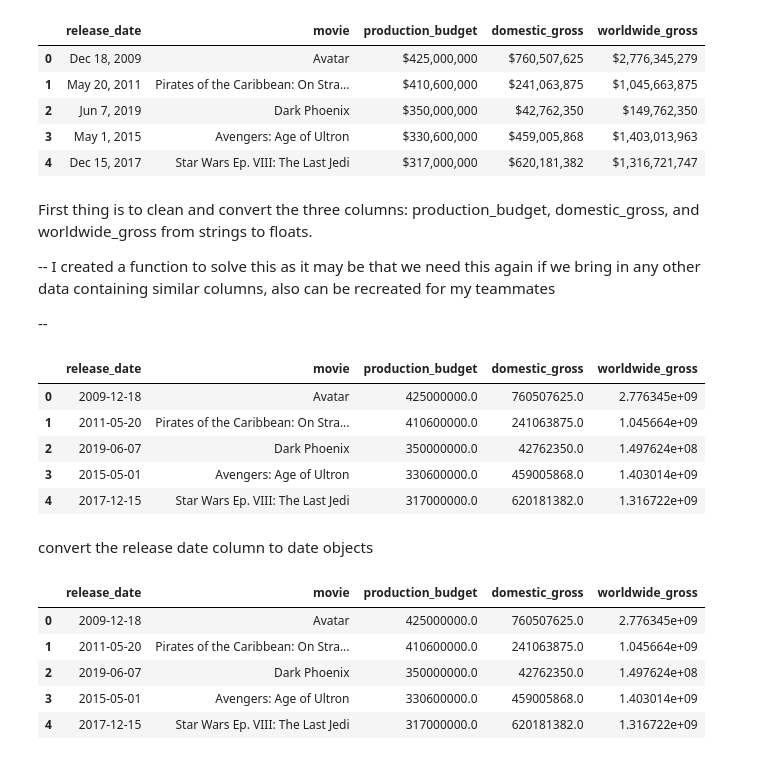
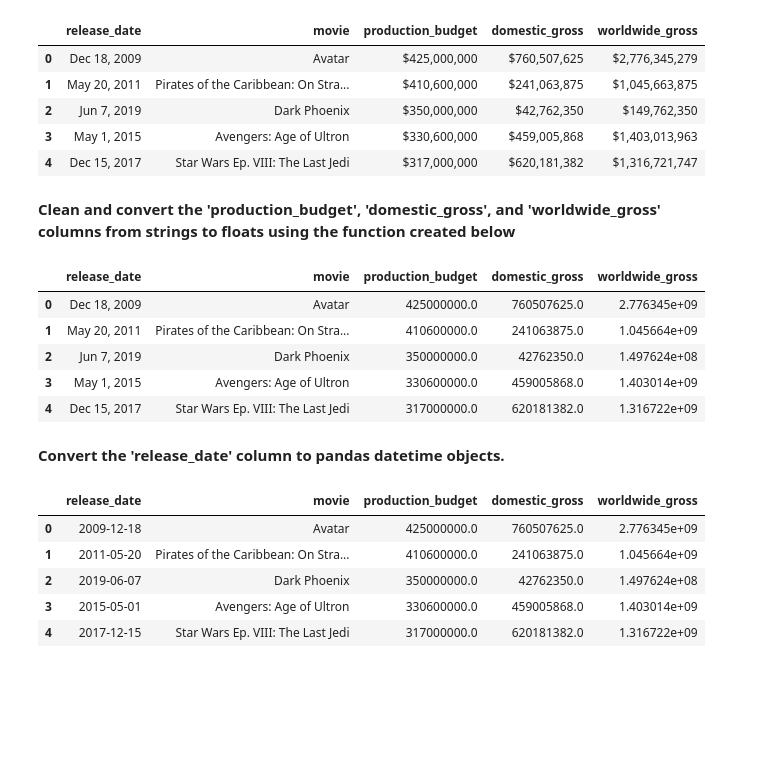
Before and after one commit to tcastanley/Movie_Analysis, a Jupyter notebook: Country_Movie_Inspection.ipynb, the cells around one changed output. Cells and saved outputs as stored; diff of their text form; code cells hidden in the pictures; blank space fills up the shorter version.

```diff
--- a/Country_Movie_Inspection.ipynb
+++ b/Country_Movie_Inspection.ipynb
@@ -233,46 +445,46 @@ df_movie_moneys.head()
 | 2 | Jun 7, 2019 | Dark Phoenix | $350,000,000 | $42,762,350 | $149,762,350 |
 | 3 | May 1, 2015 | Avengers: Age of Ultron | $330,600,000 | $459,005,868 | $1,403,013,963 |
 | 4 | Dec 15, 2017 | Star Wars Ep. VIII: The Last Jedi | $317,000,000 | $620,181,382 | $1,316,721,747 |
-# %% [markdown]
-   First thing is to clean and convert the three columns: production_budget, domestic_gross, and worldwide_gross from strings to floats.
-
--- I created a function to solve this as it may be that we need this again if we bring in any other data containing similar columns, also can be recreated for my teammates
-
---
+# %% [markdown]
+**Clean and convert the 'production_budget', 'domestic_gross', and 'worldwide_gross' columns from strings to floats using the function created below**
 # %%
 def string_to_float_converter(value, to_replace=None, new_value='', new_dtype=float):
 
     '''This function cleans and converts any column of strings with UP TO 3
     variables at a time. This function is designed to be mapped along columns
     in a Pandas DataFrame and takes in a (value) and the desired string characters
-    to be replacesd (to_replace). By default the new_value is set as a blank '',
-    though it can be altered if needed. Additionally, the default (new_dtype)
-    is set as a 'float' but othertypes may be chosen as well.'''
+    to be replacesd (to_replace). By default, new_value is '' and new_dtype
+    is 'float', though they may be changed.
 
+    Returns:
+    A cleaned and converted value.
+
+    Example:
+    df['col'].map(lambda x: string_to_float_converter(x, ['$',',','&']))'''
 
     if type(to_replace) == list:
         n = len(to_replace)
         if n == 2:
             return new_dtype(value.replace(to_replace[0], new_value).replace(to_replace[1], new_value))
         if n == 3:
             return new_dtype(value.replace(to_replace[0], new_value).replace(to_replace[1], new_value).replace(to_replace[2]))
     else:
         return new_dtype(value.replace(to_replace, new_value))
 
 df_movie_moneys['worldwide_gross'] = df_movie_moneys['worldwide_gross'].map(lambda x: string_to_float_converter(x, to_replace=['$',',']))
 df_movie_moneys['production_budget'] = df_movie_moneys['production_budget'].map(lambda x: string_to_float_converter(x, to_replace=['$',',']))
 df_movie_moneys['domestic_gross'] = df_movie_moneys['domestic_gross'].map(lambda x: string_to_float_converter(x, to_replace=['$',',']))
 
 df_movie_moneys.head()
 # %% [output]
 |  | release_date | movie | production_budget | domestic_gross | worldwide_gross |
-| 0 | 2009-12-18 | Avatar | 425000000.0 | 760507625.0 | 2.776345e+09 |
-| 1 | 2011-05-20 | Pirates of the Caribbean: On Stra... | 410600000.0 | 241063875.0 | 1.045664e+09 |
-| 2 | 2019-06-07 | Dark Phoenix | 350000000.0 | 42762350.0 | 1.497624e+08 |
-| 3 | 2015-05-01 | Avengers: Age of Ultron | 330600000.0 | 459005868.0 | 1.403014e+09 |
-| 4 | 2017-12-15 | Star Wars Ep. VIII: The Last Jedi | 317000000.0 | 620181382.0 | 1.316722e+09 |
+| 0 | Dec 18, 2009 | Avatar | 425000000.0 | 760507625.0 | 2.776345e+09 |
+| 1 | May 20, 2011 | Pirates of the Caribbean: On Stra... | 410600000.0 | 241063875.0 | 1.045664e+09 |
+| 2 | Jun 7, 2019 | Dark Phoenix | 350000000.0 | 42762350.0 | 1.497624e+08 |
+| 3 | May 1, 2015 | Avengers: Age of Ultron | 330600000.0 | 459005868.0 | 1.403014e+09 |
+| 4 | Dec 15, 2017 | Star Wars Ep. VIII: The Last Jedi | 317000000.0 | 620181382.0 | 1.316722e+09 |
 # %% [markdown]
-convert the release date column to date objects
+**Convert the 'release_date' column to pandas datetime objects.**
 # %%
 df_movie_moneys['release_date'] = pd.to_datetime(df_movie_moneys['release_date'])
 df_movie_moneys.head()
```
Also changed, not shown: parts of 98 cells of this notebook.
